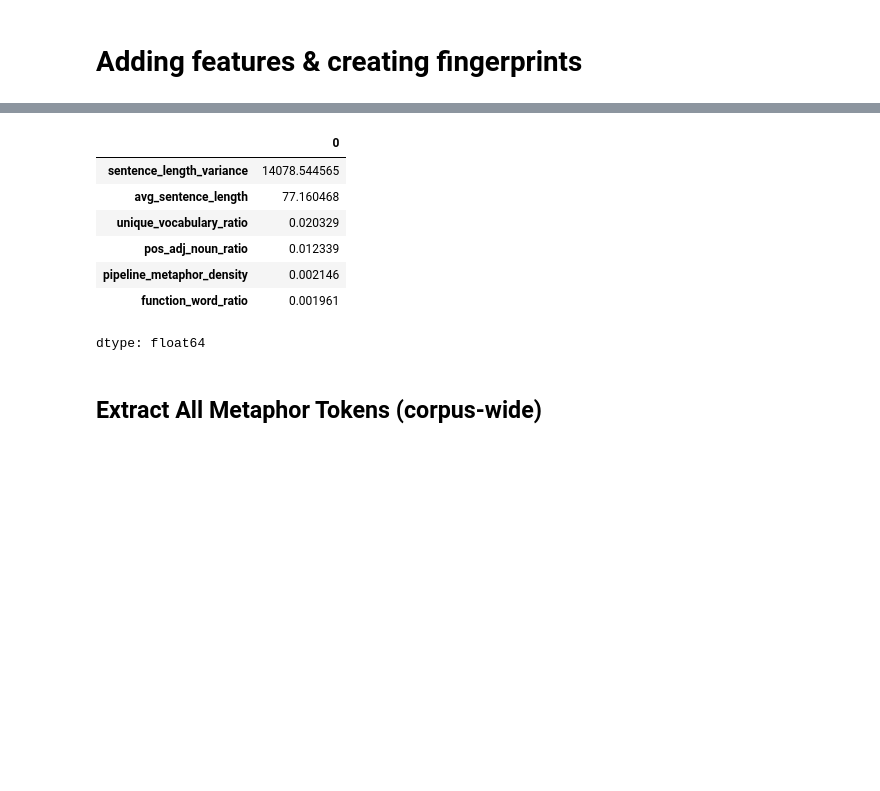
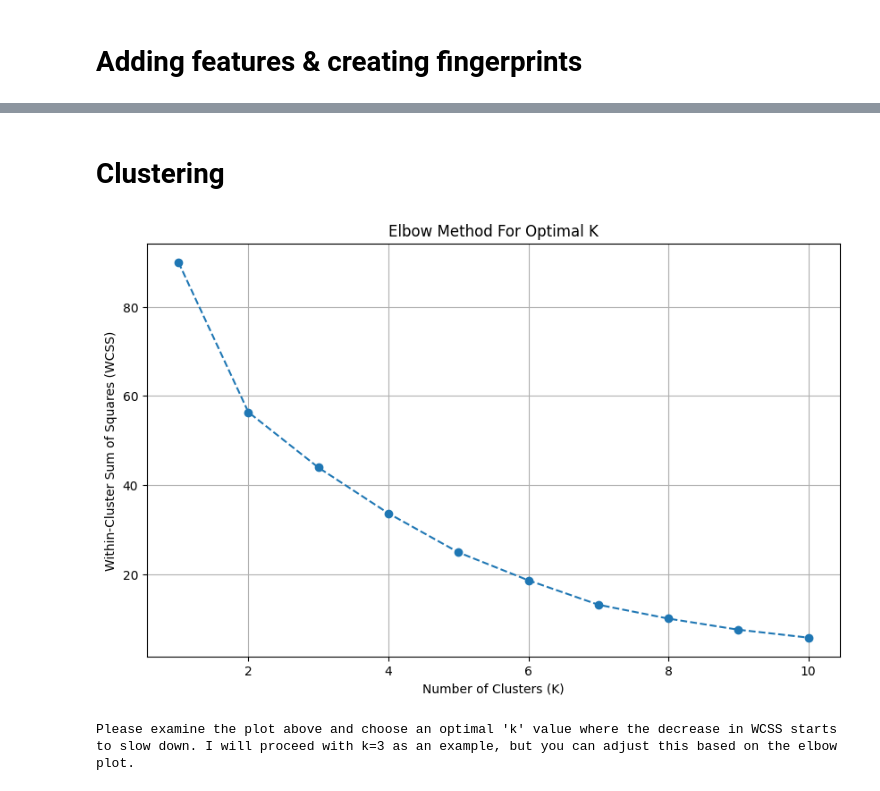
Before and after one commit to Dona134/Metaphor-Classification-NLP, a Jupyter notebook: Part2_stylistic_fingerprints.ipynb, the cells around one changed output, grey strips where cells are left out. Drawn from its saved outputs; the diff is of its cells as text; code cells hidden in the pictures; blank space fills up the shorter version.

```diff
--- a/Part2_stylistic_fingerprints.ipynb
+++ b/Part2_stylistic_fingerprints.ipynb
@@ -625,14 +883,0 @@ plt.show()
-# %%
-# which column has the biggest variance
-df_document_stylistics.drop(columns=['document_name']).var().sort_values(ascending=False)
-# %% [output]
-|  | 0 |
-| sentence_length_variance | 14078.544565 |
-| avg_sentence_length | 77.160468 |
-| unique_vocabulary_ratio | 0.020329 |
-| pos_adj_noun_ratio | 0.012339 |
-| pipeline_metaphor_density | 0.002146 |
-| function_word_ratio | 0.001961 |
-dtype: float64
-# %% [markdown]
-## Extract All Metaphor Tokens (corpus-wide)
@@ -967,0 +884,35 @@ print("\n→ Fill CLUSTER_NAMES dict above, then continue to Cell 4 (train class
+# %% [markdown]
+# Clustering
+# %%
+from sklearn.cluster import KMeans
+from sklearn.preprocessing import StandardScaler
+from sklearn.decomposition import PCA
+import matplotlib.pyplot as plt
+import seaborn as sns
+
+# Prepare the data for clustering
+features_to_cluster = df_document_stylistics.drop(columns=['document_name'])
+
+# Standardize the features - important for distance-based clustering algorithms like K-Means
+scaler = StandardScaler()
+scaled_features = scaler.fit_transform(features_to_cluster)
+
+# Determine optimal number of clusters using the elbow method
+wcss = [] # Within-cluster sum of squares
+for i in range(1, 11):
+    kmeans = KMeans(n_clusters=i, init='k-means++', random_state=42, n_init=10)
+    kmeans.fit(scaled_features)
+    wcss.append(kmeans.inertia_)
+
+plt.figure(figsize=(10, 6))
+plt.plot(range(1, 11), wcss, marker='o', linestyle='--')
+plt.title('Elbow Method For Optimal K')
+plt.xlabel('Number of Clusters (K)')
+plt.ylabel('Within-Cluster Sum of Squares (WCSS)')
+plt.grid(True)
+plt.show()
+
+print("Please examine the plot above and choose an optimal 'k' value where the decrease in WCSS starts to slow down. I will proceed with k=3 as an example, but you can adjust this based on the elbow plot.")
+# %% [output]
+[figure, added]
+Please examine the plot above and choose an optimal 'k' value where the decrease in WCSS starts to slow down. I will proceed with k=3 as an example, but you can adjust this based on the elbow plot.
```
Also changed, not shown: parts of 51 cells of this notebook.
